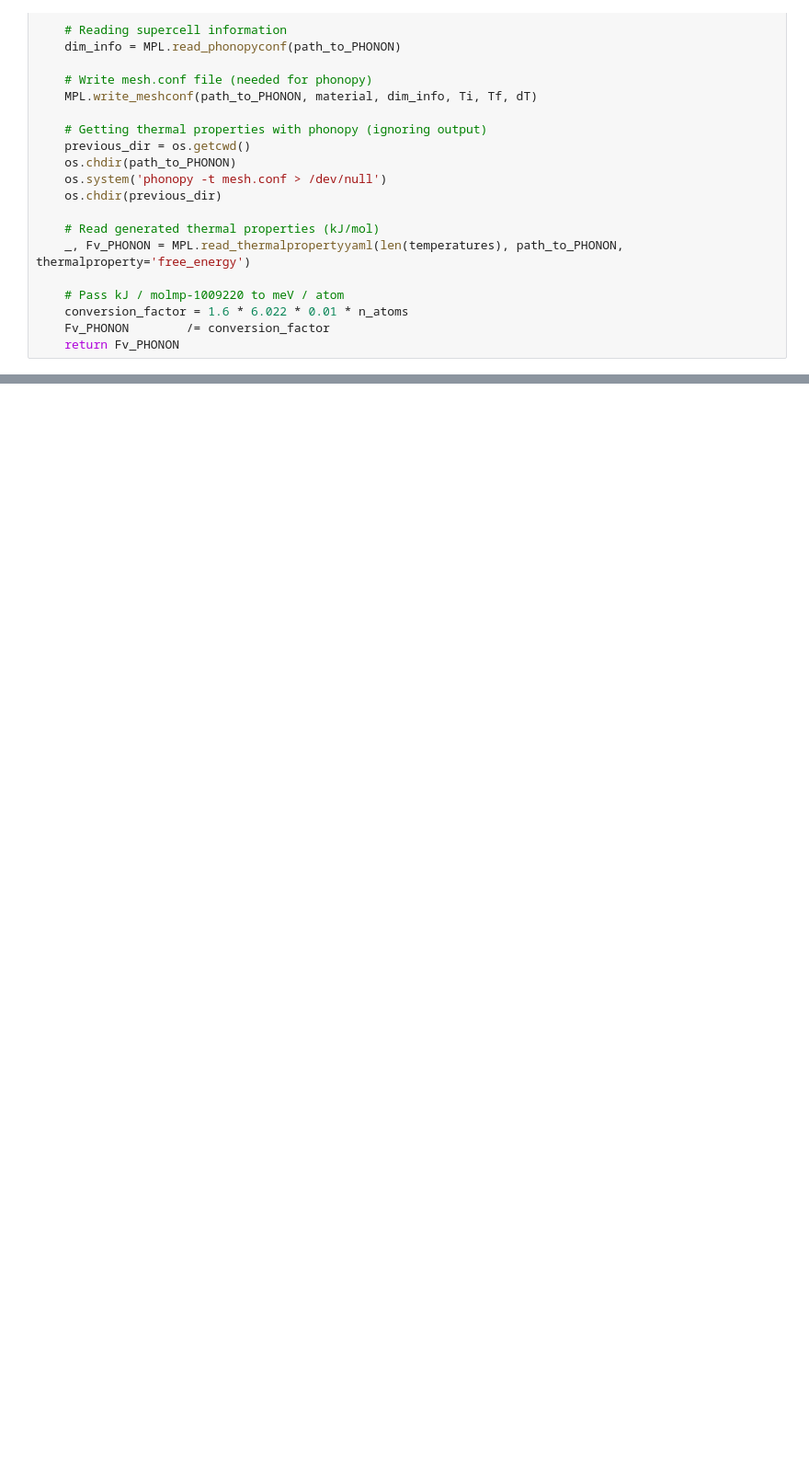
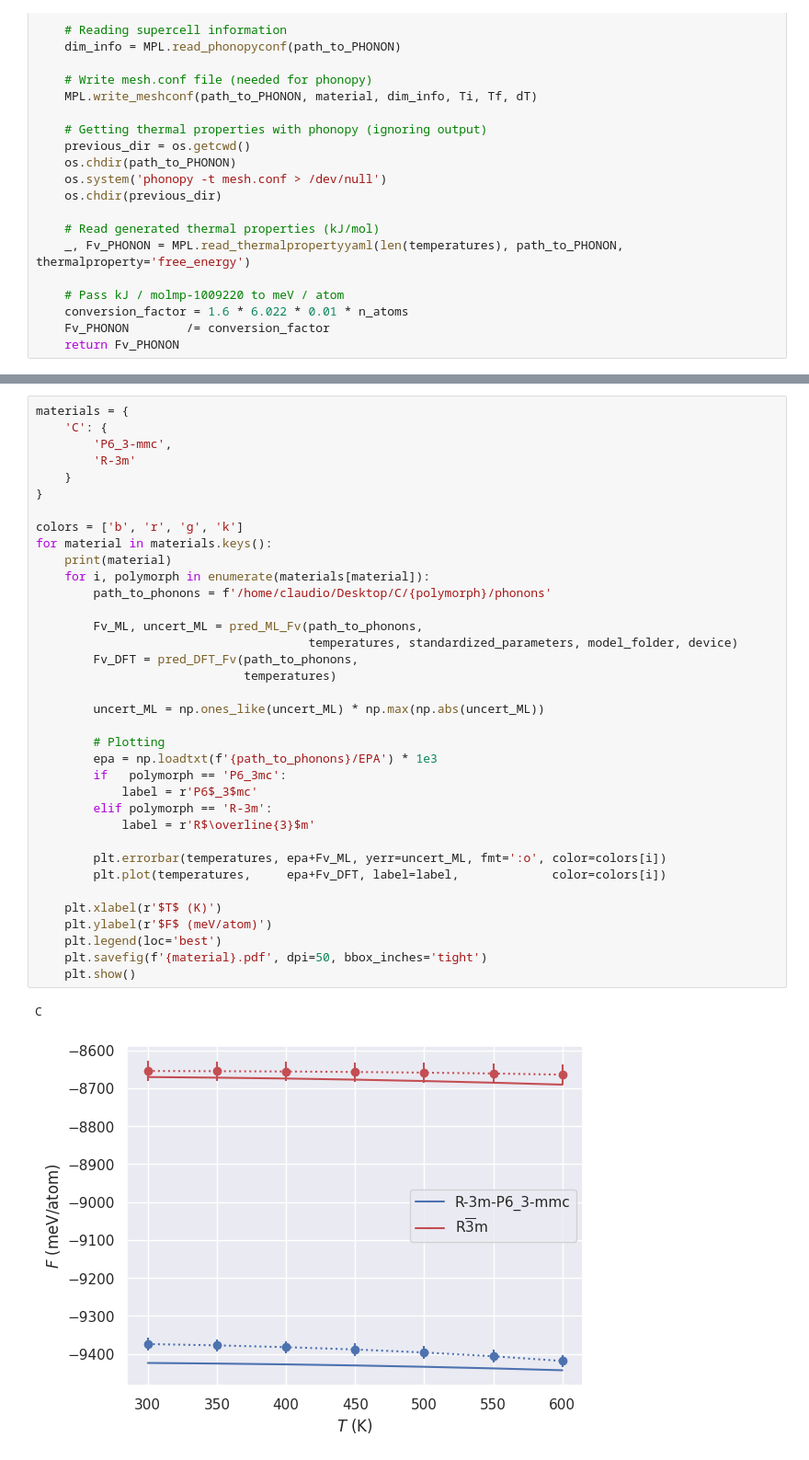
Before and after one commit to IonRepo/ml-phasetransitions, a Jupyter notebook: F-ML-DFT.ipynb, the cells around one changed output, grey strips where cells are left out. Shown at 92% size. Cells and saved outputs as stored; diff of their text form; blank space fills up the shorter version.

```diff
--- a/F-ML-DFT.ipynb
+++ b/F-ML-DFT.ipynb
@@ -280,0 +314,39 @@ for material in materials.keys():
+# %%
+materials = {
+    'C': {
+        'P6_3-mmc',
+        'R-3m'
+    }
+}
+
+colors = ['b', 'r', 'g', 'k']
+for material in materials.keys():
+    print(material)
+    for i, polymorph in enumerate(materials[material]):
+        path_to_phonons = f'/home/claudio/Desktop/C/{polymorph}/phonons'
+
+        Fv_ML, uncert_ML = pred_ML_Fv(path_to_phonons,
+                                      temperatures, standardized_parameters, model_folder, device)
+        Fv_DFT = pred_DFT_Fv(path_to_phonons,
+                             temperatures)
+
+        uncert_ML = np.ones_like(uncert_ML) * np.max(np.abs(uncert_ML))
+
+        # Plotting
+        epa = np.loadtxt(f'{path_to_phonons}/EPA') * 1e3
+        if   polymorph == 'P6_3mc':
+            label = r'P6$_3$mc'
+        elif polymorph == 'R-3m':
+            label = r'R$\overline{3}$m'
+
+        plt.errorbar(temperatures, epa+Fv_ML, yerr=uncert_ML, fmt=':o', color=colors[i])
+        plt.plot(temperatures,     epa+Fv_DFT, label=label,             color=colors[i])
+
+    plt.xlabel(r'$T$ (K)')
+    plt.ylabel(r'$F$ (meV/atom)')
+    plt.legend(loc='best')
+    plt.savefig(f'{material}.pdf', dpi=50, bbox_inches='tight')
+    plt.show()
+# %% [output]
+C
+[figure, added]
```
Also changed, not shown: parts of 11 cells of this notebook, 27 other files.
